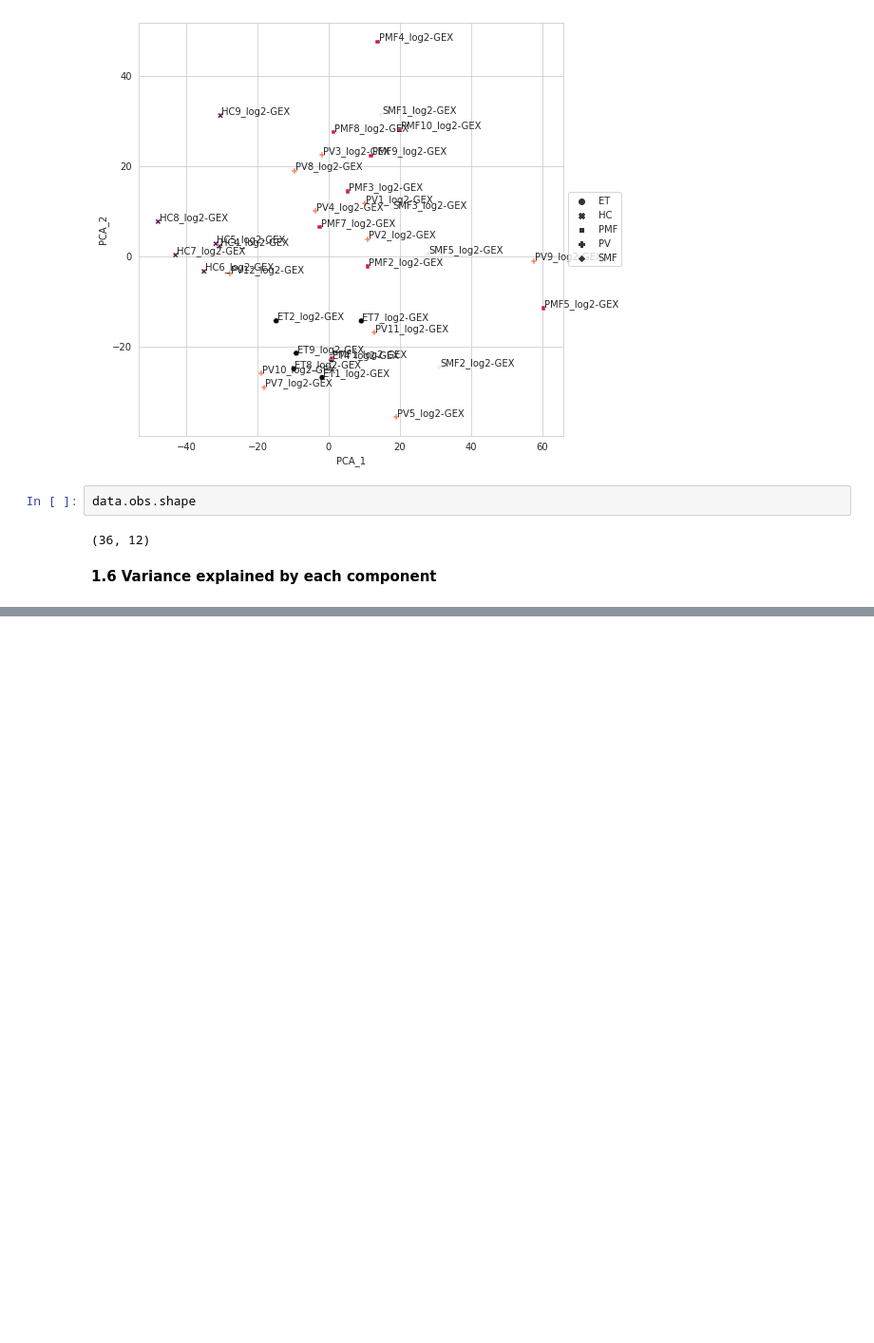
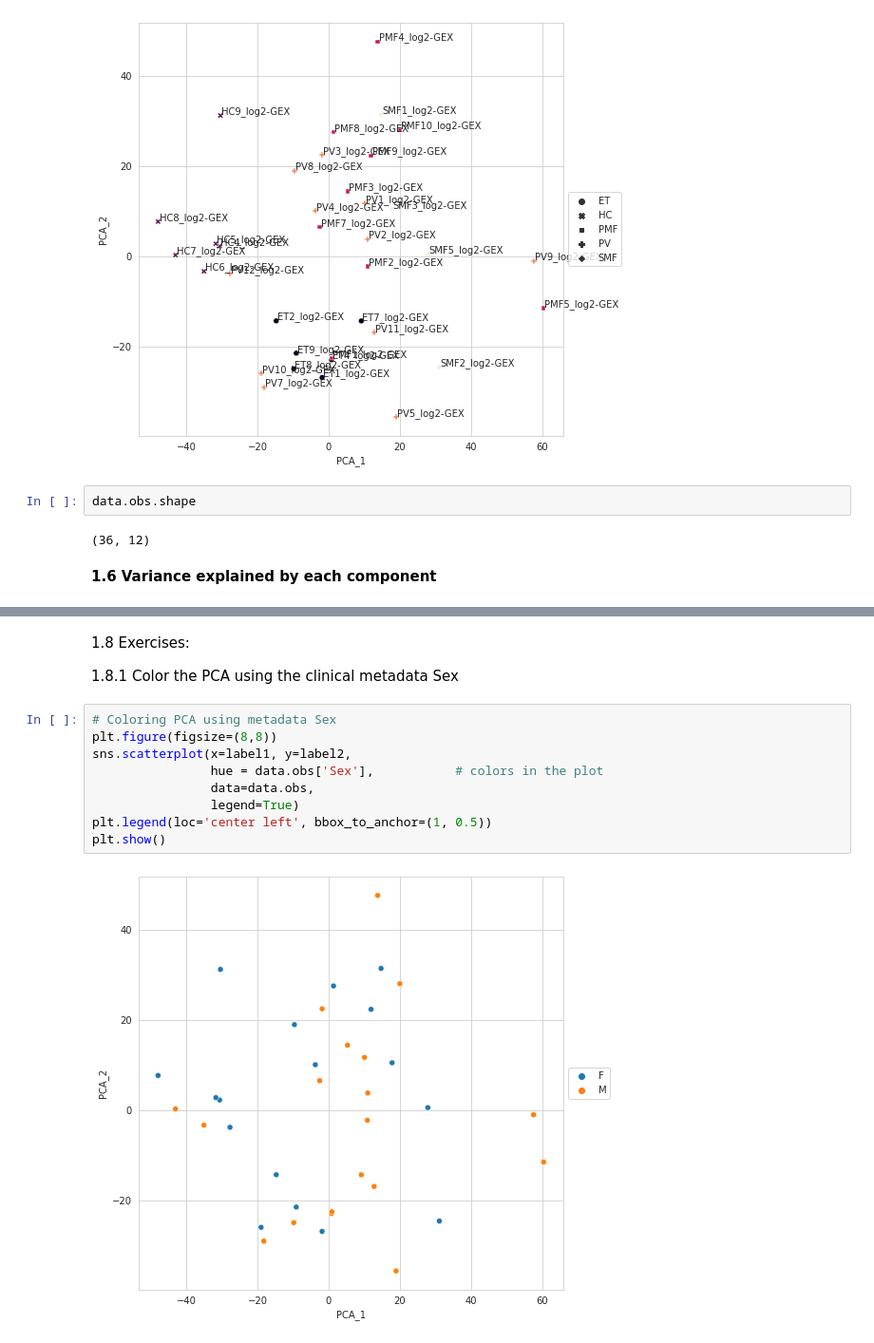
Before and after one commit to SushmitaM1/RNA_Analysis_python, a Jupyter notebook: RNA_expression_analysis_Python3.ipynb, the cells around one changed output, grey strips where cells are left out. Shown at 95% size. Drawn from its saved outputs; the diff is of its cells as text; blank space fills up the shorter version.

Commit message:
Completed sections 1.6, 1.7, and 1.8 (exercises plotting PCA using seaborn arguments)

```diff
--- a/RNA_expression_analysis_Python3.ipynb
+++ b/RNA_expression_analysis_Python3.ipynb
@@ -189,0 +234,15 @@ data.obs.shape
+# %% [markdown]
+1.8 Exercises:
+
+1.8.1 Color the PCA using the clinical metadata Sex
+# %%
+# Coloring PCA using metadata Sex
+plt.figure(figsize=(8,8))
+sns.scatterplot(x=label1, y=label2,
+                hue = data.obs['Sex'],           # colors in the plot
+                data=data.obs,
+                legend=True)
+plt.legend(loc='center left', bbox_to_anchor=(1, 0.5))
+plt.show()
+# %% [output]
+[figure, added]
```
Also changed, not shown: parts of 15 cells of this notebook.
